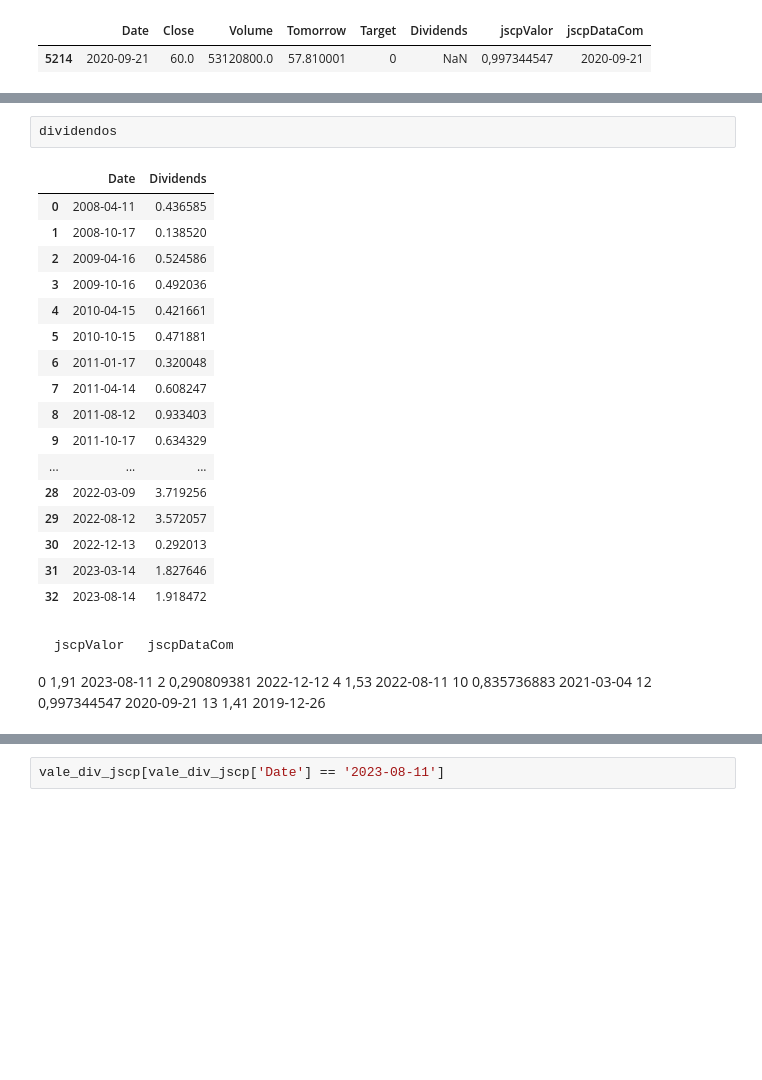
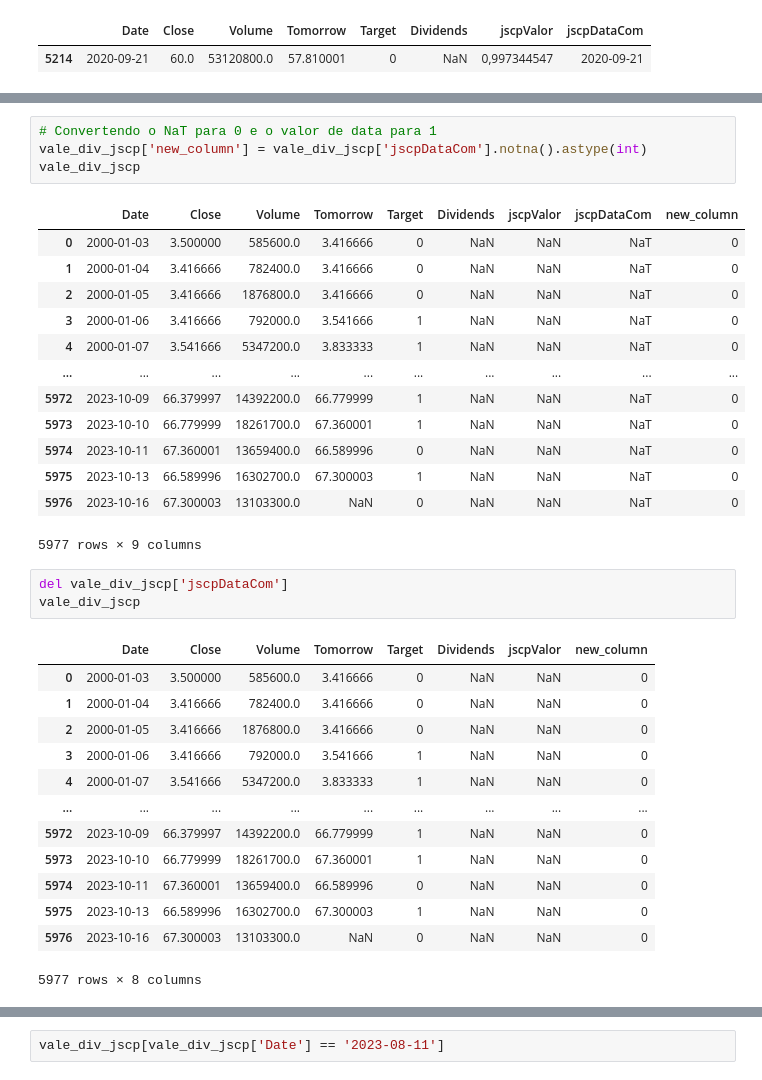
Before and after one commit to essington62/ML-StockAnalisys, a Jupyter notebook: vale3GettingData_v2.ipynb, the cells around one changed output, grey strips where cells are left out. Cells and saved outputs as stored; diff of their text form; blank space fills up the shorter version.

```diff
--- a/vale3GettingData_v2.ipynb
+++ b/vale3GettingData_v2.ipynb
@@ -381,28 +436,35 @@ nulls_to_zero(vale_div_jscp)
-# %%
-dividendos
-# %% [output]
-|  | Date | Dividends |
-| 0 | 2008-04-11 | 0.436585 |
-| 1 | 2008-10-17 | 0.138520 |
-| 2 | 2009-04-16 | 0.524586 |
-| 3 | 2009-10-16 | 0.492036 |
-| 4 | 2010-04-15 | 0.421661 |
-| 5 | 2010-10-15 | 0.471881 |
-| 6 | 2011-01-17 | 0.320048 |
-| 7 | 2011-04-14 | 0.608247 |
-| 8 | 2011-08-12 | 0.933403 |
-| 9 | 2011-10-17 | 0.634329 |
-| ... | ... | ... |
-| 28 | 2022-03-09 | 3.719256 |
-| 29 | 2022-08-12 | 3.572057 |
-| 30 | 2022-12-13 | 0.292013 |
-| 31 | 2023-03-14 | 1.827646 |
-| 32 | 2023-08-14 | 1.918472 |
-# %% [markdown]
-    jscpValor	jscpDataCom
-0	1,91	    2023-08-11
-2	0,290809381	2022-12-12
-4	1,53	    2022-08-11
-10	0,835736883	2021-03-04
-12	0,997344547	2020-09-21
-13	1,41	    2019-12-26
+# %%
+# Convertendo o NaT para 0 e o valor de data para 1
+vale_div_jscp['new_column'] = vale_div_jscp['jscpDataCom'].notna().astype(int)
+vale_div_jscp
+# %% [output]
+|  | Date | Close | Volume | Tomorrow | Target | Dividends | jscpValor | jscpDataCom | new_column |
+| 0 | 2000-01-03 | 3.500000 | 585600.0 | 3.416666 | 0 | NaN | NaN | NaT | 0 |
+| 1 | 2000-01-04 | 3.416666 | 782400.0 | 3.416666 | 0 | NaN | NaN | NaT | 0 |
+| 2 | 2000-01-05 | 3.416666 | 1876800.0 | 3.416666 | 0 | NaN | NaN | NaT | 0 |
+| 3 | 2000-01-06 | 3.416666 | 792000.0 | 3.541666 | 1 | NaN | NaN | NaT | 0 |
+| 4 | 2000-01-07 | 3.541666 | 5347200.0 | 3.833333 | 1 | NaN | NaN | NaT | 0 |
+| ... | ... | ... | ... | ... | ... | ... | ... | ... | ... |
+| 5972 | 2023-10-09 | 66.379997 | 14392200.0 | 66.779999 | 1 | NaN | NaN | NaT | 0 |
+| 5973 | 2023-10-10 | 66.779999 | 18261700.0 | 67.360001 | 1 | NaN | NaN | NaT | 0 |
+| 5974 | 2023-10-11 | 67.360001 | 13659400.0 | 66.589996 | 0 | NaN | NaN | NaT | 0 |
+| 5975 | 2023-10-13 | 66.589996 | 16302700.0 | 67.300003 | 1 | NaN | NaN | NaT | 0 |
+| 5976 | 2023-10-16 | 67.300003 | 13103300.0 | NaN | 0 | NaN | NaN | NaT | 0 |
+5977 rows × 9 columns
+# %%
+del vale_div_jscp['jscpDataCom']
+vale_div_jscp
+# %% [output]
+|  | Date | Close | Volume | Tomorrow | Target | Dividends | jscpValor | new_column |
+| 0 | 2000-01-03 | 3.500000 | 585600.0 | 3.416666 | 0 | NaN | NaN | 0 |
+| 1 | 2000-01-04 | 3.416666 | 782400.0 | 3.416666 | 0 | NaN | NaN | 0 |
+| 2 | 2000-01-05 | 3.416666 | 1876800.0 | 3.416666 | 0 | NaN | NaN | 0 |
+| 3 | 2000-01-06 | 3.416666 | 792000.0 | 3.541666 | 1 | NaN | NaN | 0 |
+| 4 | 2000-01-07 | 3.541666 | 5347200.0 | 3.833333 | 1 | NaN | NaN | 0 |
+| ... | ... | ... | ... | ... | ... | ... | ... | ... |
+| 5972 | 2023-10-09 | 66.379997 | 14392200.0 | 66.779999 | 1 | NaN | NaN | 0 |
+| 5973 | 2023-10-10 | 66.779999 | 18261700.0 | 67.360001 | 1 | NaN | NaN | 0 |
+| 5974 | 2023-10-11 | 67.360001 | 13659400.0 | 66.589996 | 0 | NaN | NaN | 0 |
+| 5975 | 2023-10-13 | 66.589996 | 16302700.0 | 67.300003 | 1 | NaN | NaN | 0 |
+| 5976 | 2023-10-16 | 67.300003 | 13103300.0 | NaN | 0 | NaN | NaN | 0 |
+5977 rows × 8 columns
```
Also changed, not shown: parts of 18 cells of this notebook.
